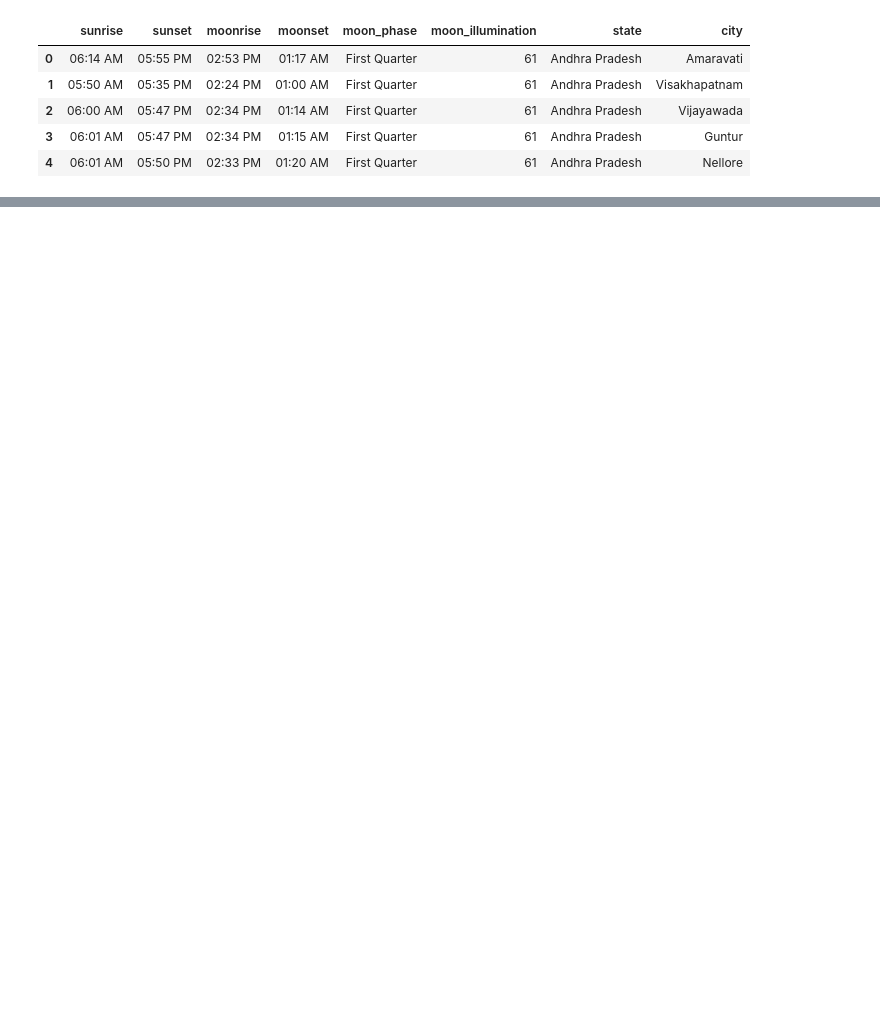
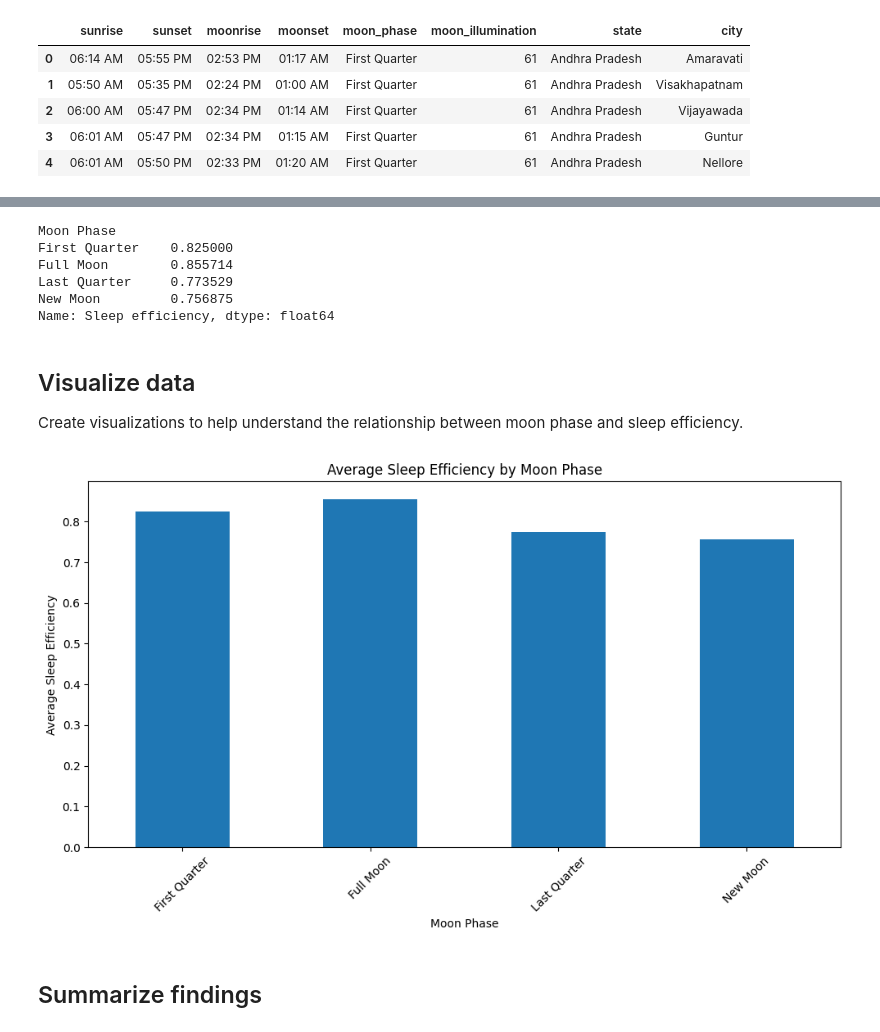
Before and after one commit to narenkarthick90/Nakshatra_SW, a Jupyter notebook: Moon&WeatherPred.ipynb, the cells around one changed output, grey strips where cells are left out. Cells and saved outputs as stored; diff of their text form; code cells hidden in the pictures; blank space fills up the shorter version.

```diff
--- a/Moon&WeatherPred.ipynb
+++ b/Moon&WeatherPred.ipynb
@@ -59,0 +103,5 @@ df1.head()
+# %%
+print(dfm.columns)
+dfm['Date'] = pd.to_datetime(dfm['Date'] + ' ' + dfm['Time (Universal Time)'], format='%Y %b %d %H:%M').dt.date
+dfs['Bedtime_Date'] = pd.to_datetime(dfs['Bedtime']).dt.date
+dfs['Wakeup_time_Date'] = pd.to_datetime(dfs['Wakeup time']).dt.date
@@ -59,0 +112,4 @@ df1.head()
+# %%
+dfm['Date'] = pd.to_datetime(dfm['Date'].astype(str) + ' ' + dfm['Time (Universal Time)'].astype(str), format='%Y-%m-%d %H:%M').dt.date
+dfs['Bedtime_Date'] = pd.to_datetime(dfs['Bedtime'], format='%Y-%m-%d %H:%M:%S').dt.date
+dfs['Wakeup_time_Date'] = pd.to_datetime(dfs['Wakeup time'], format='%Y-%m-%d %H:%M:%S').dt.date
@@ -59,0 +120,4 @@ df1.head()
+# %%
+dfm['Date'] = pd.to_datetime(dfm['Date'])
+dfs['Bedtime_Date'] = pd.to_datetime(dfs['Bedtime_Date'])
+merged_df = pd.merge(dfs, dfm, left_on='Bedtime_Date', right_on='Date', how='inner')
@@ -59,0 +128,29 @@ df1.head()
+# %%
+moon_phase_sleep_efficiency = merged_df.groupby('Moon Phase')['Sleep efficiency'].mean()
+print(moon_phase_sleep_efficiency)
+# %% [output]
+Moon Phase
+First Quarter    0.825000
+Full Moon        0.855714
+Last Quarter     0.773529
+New Moon         0.756875
+Name: Sleep efficiency, dtype: float64
+# %% [markdown]
+## Visualize data
+
+Create visualizations to help understand the relationship between moon phase and sleep efficiency.
+# %%
+import matplotlib.pyplot as plt
+
+plt.figure(figsize=(10, 6))
+moon_phase_sleep_efficiency.plot(kind='bar')
+plt.xlabel('Moon Phase')
+plt.ylabel('Average Sleep Efficiency')
+plt.title('Average Sleep Efficiency by Moon Phase')
+plt.xticks(rotation=45)
+plt.tight_layout()
+plt.show()
+# %% [output]
+[figure, added]
+# %% [markdown]
+## Summarize findings
```
Also changed, not shown: parts of 29 cells of this notebook.
